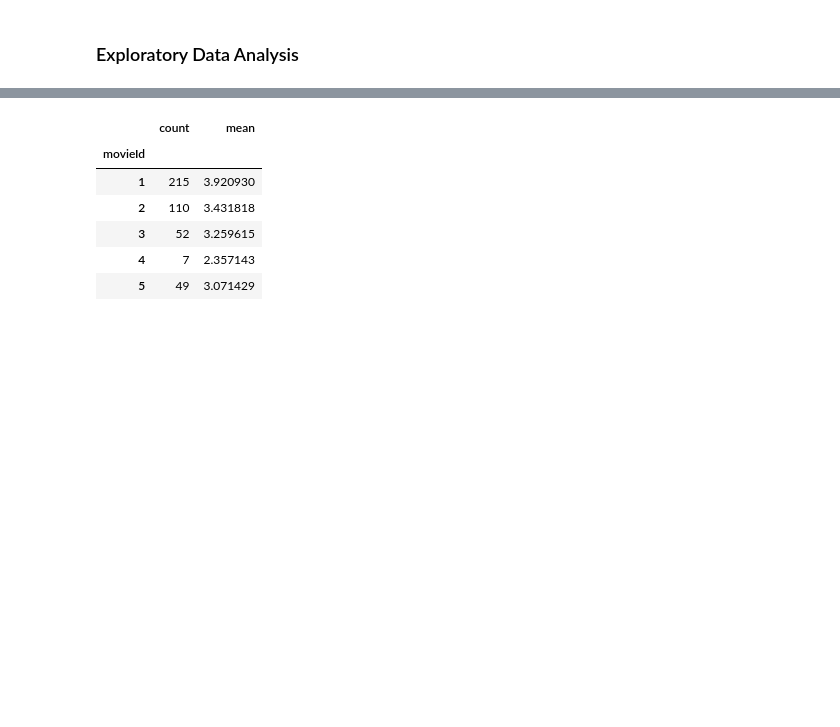
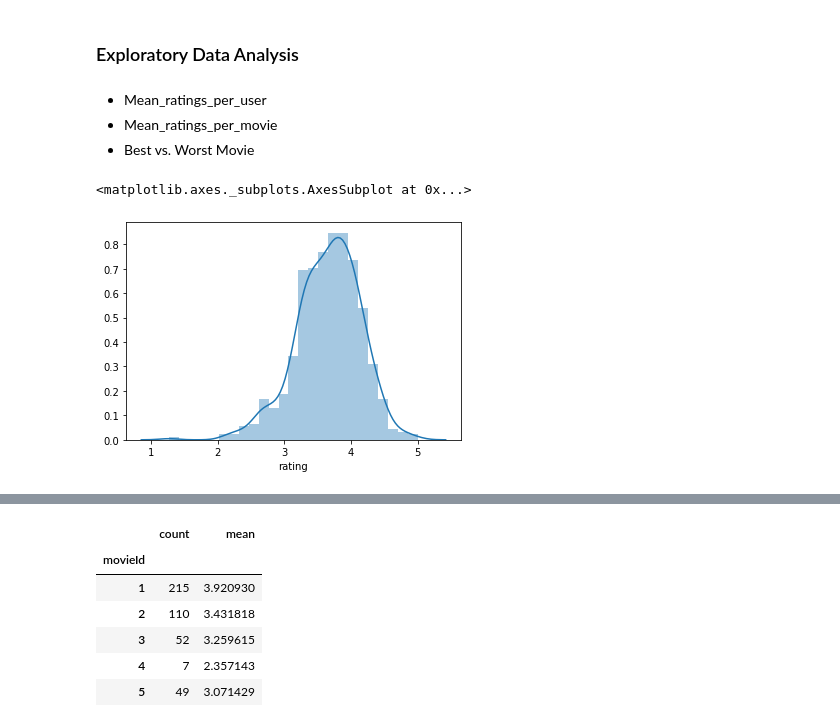
Before and after one commit to ironhack-bcn-data-pt/notebooks, a Jupyter notebook: 20.1.1.RecommenderSystems.ipynb, the cells around one changed output, grey strips where cells are left out. Cells and saved outputs as stored; diff of their text form; code cells hidden in the pictures; blank space fills up the shorter version.

```diff
--- a/20.1.1.RecommenderSystems.ipynb
+++ b/20.1.1.RecommenderSystems.ipynb
@@ -71,0 +68,9 @@ movies.head()
+# %% [markdown]
+- Mean_ratings_per_user
+- Mean_ratings_per_movie
+- Best vs. Worst Movie
+# %%
+sns.distplot(ratings.groupby('userId').rating.mean())
+# %% [output]
+<matplotlib.axes._subplots.AxesSubplot at 0x...>
+[figure, added]
```
Also changed, not shown: parts of 34 cells of this notebook.
